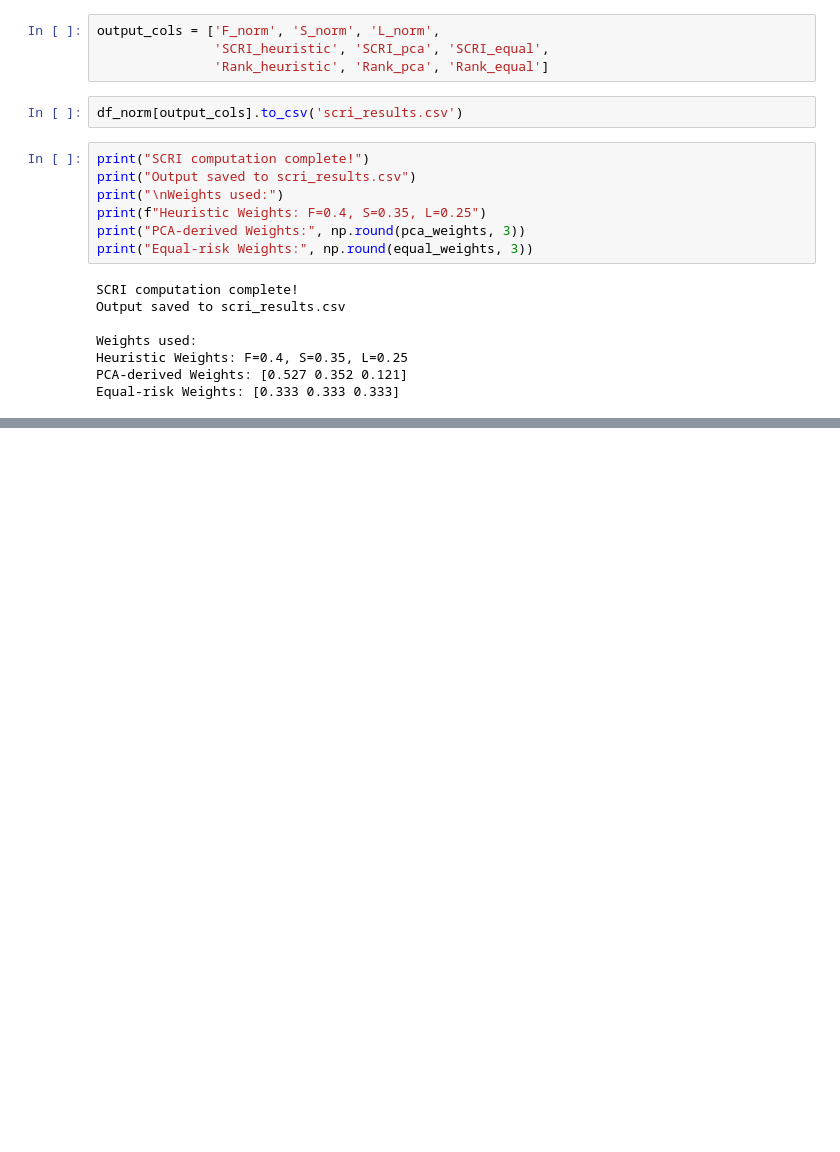
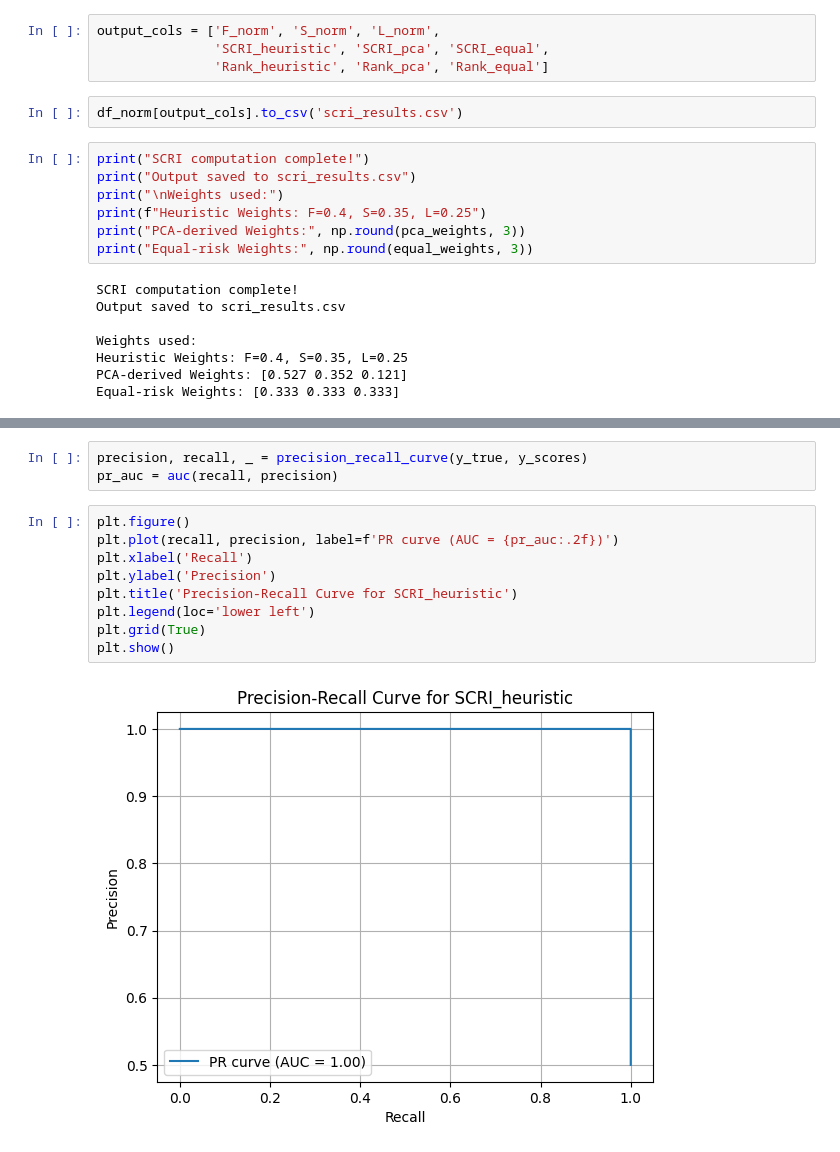
Before and after one commit to 23f2004399/fedex-supply-chain, a Jupyter notebook: scri_final.ipynb, the cells around one changed output, grey strips where cells are left out. Saved outputs shown, nothing was run; the diff lists cells and outputs as text; blank space fills up the shorter version.

```diff
--- a/scri_final.ipynb
+++ b/scri_final.ipynb
@@ -93,0 +125,14 @@ Equal-risk Weights: [0.333 0.333 0.333]
+# %%
+precision, recall, _ = precision_recall_curve(y_true, y_scores)
+pr_auc = auc(recall, precision)
+# %%
+plt.figure()
+plt.plot(recall, precision, label=f'PR curve (AUC = {pr_auc:.2f})')
+plt.xlabel('Recall')
+plt.ylabel('Precision')
+plt.title('Precision-Recall Curve for SCRI_heuristic')
+plt.legend(loc='lower left')
+plt.grid(True)
+plt.show()
+# %% [output]
+[figure, added]
```
Also changed, not shown: parts of 13 cells of this notebook, 1 other file.
